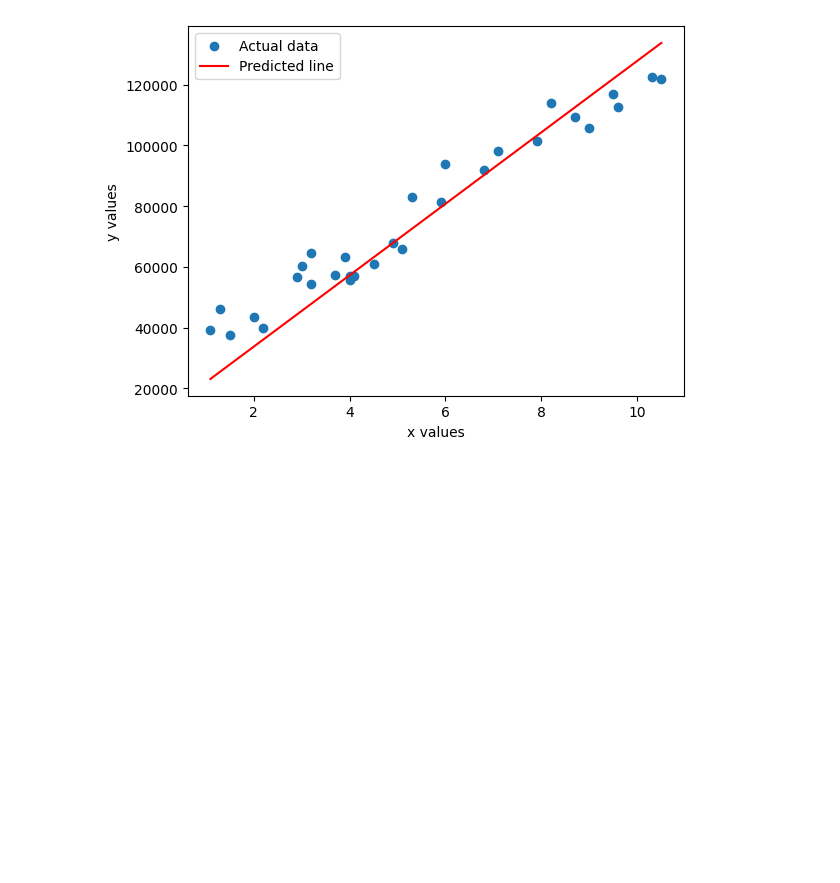
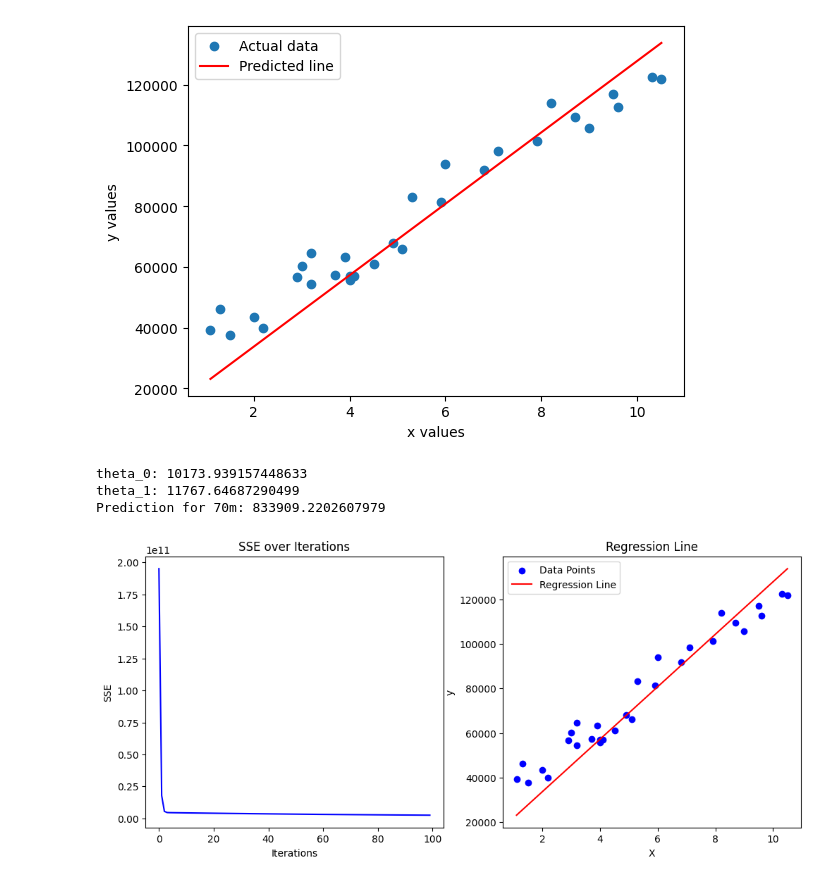
Before and after one commit to salahkhafaga1/ai_deploma_master, a Jupyter notebook: Tasks/Linear_regression_task.ipynb, the cells around one changed output. Cells and saved outputs as stored; diff of their text form; code cells hidden in the pictures; blank space fills up the shorter version.

```diff
--- a/Tasks/Linear_regression_task.ipynb
+++ b/Tasks/Linear_regression_task.ipynb
@@ -77,0 +133,20 @@ plt.show()
+# %%
+data = pd.read_csv("D:/AI/ai_deploma_master/ai_deploma_master/code/M_L/Salary_Data.csv")
+X = data.iloc[:, :-1].values.flatten()
+y = data.iloc[:, -1].values.flatten()
+
+model = LinearRegressionGD(learning_rate=0.01, n_iters=100)
+model.fit(X, y)
+
+print(f"theta_0: {model.theta_0}")
+print(f"theta_1: {model.theta_1}")
+
+prediction = model.predict(70)
+print(f"Prediction for 70m: {prediction}")
+
+model.plot_training(X, y)
+# %% [output]
+theta_0: 10173.939157448633
+theta_1: 11767.64687290499
+Prediction for 70m: 833909.2202607979
+[figure, added]
```
Also changed, not shown: parts of 1 cell of this notebook, 1 other file.
